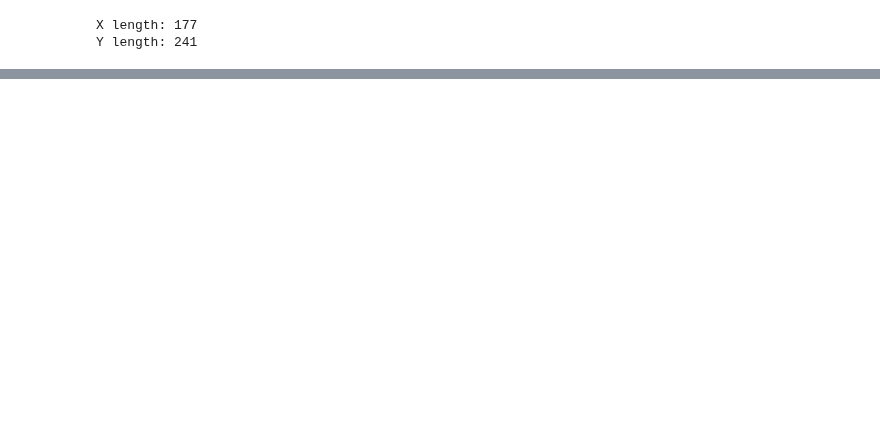
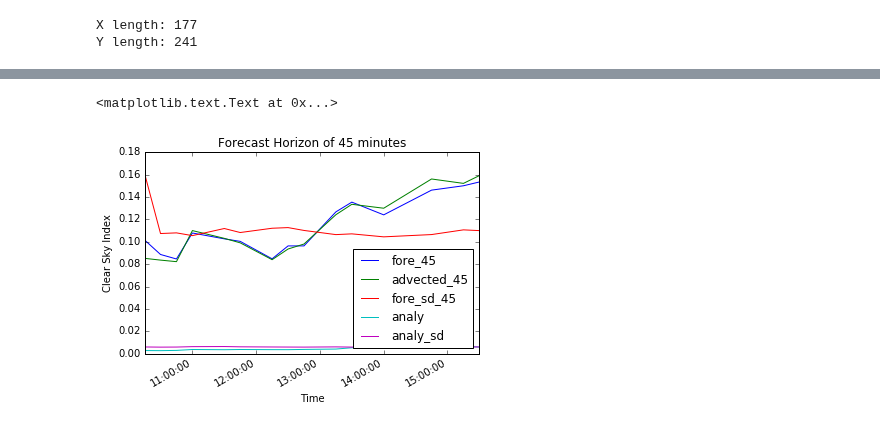
Before and after one commit to travisMharty/letkf_forecasting, a Jupyter notebook: run_file.ipynb, the cells around one changed output, grey strips where cells are left out. Cells and saved outputs as stored; diff of their text form; code cells hidden in the pictures; blank space fills up the shorter version.

```diff
--- a/run_file.ipynb
+++ b/run_file.ipynb
@@ -400,0 +465,12 @@ advection_number_ni: 5
+# %%
+to_plot = ['fore_45', 'advected_45', 'fore_sd_45', 'analy', 'analy_sd']
+# to_plot = ['sat', 'oi']
+error_stats[to_plot].iloc[slice(1, None)].dropna().plot()
+# plt.ylim([0, 0.15])
+# plt.legend(loc='upper right')
+plt.xlabel('Time')
+plt.ylabel('Clear Sky Index')
+plt.title('Forecast Horizon of 45 minutes')
+# %% [output]
+<matplotlib.text.Text at 0x...>
+[figure, added]
```
Also changed, not shown: parts of 49 cells of this notebook.
